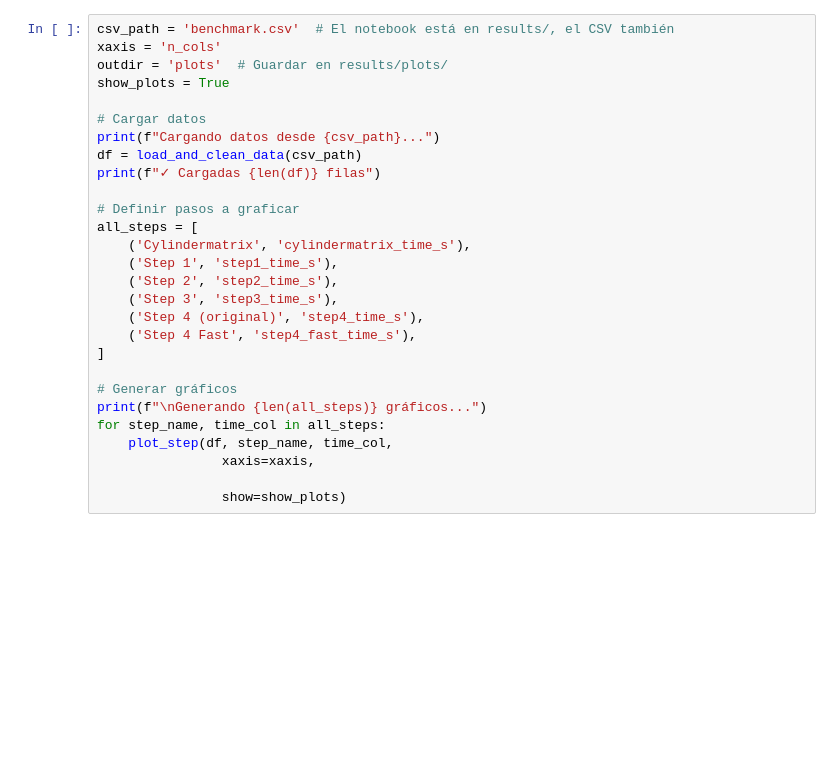
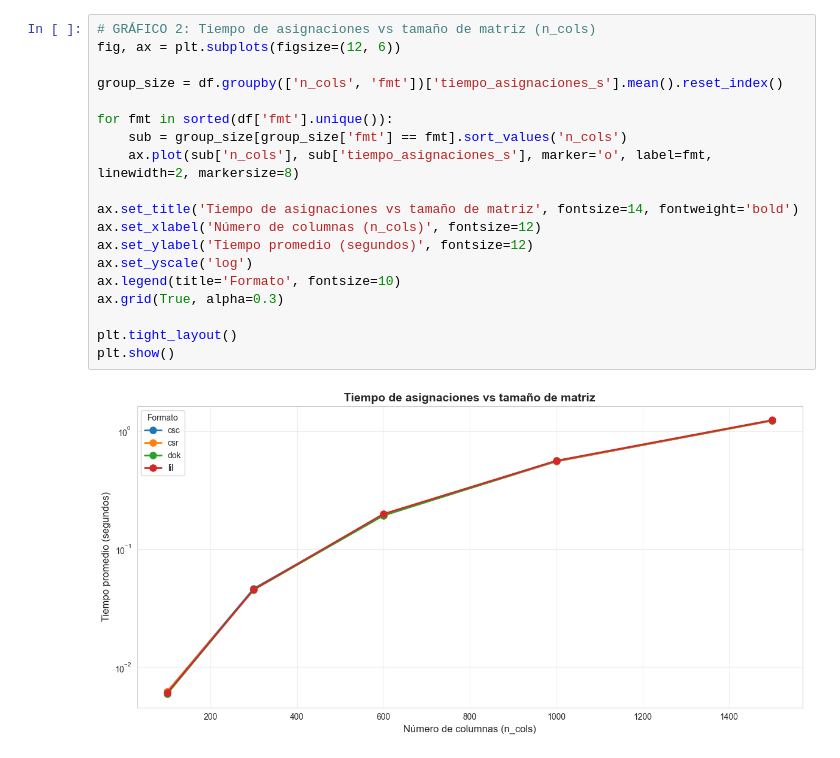
Before and after one commit to ThiagoTiracchia/persistent-cost, a Jupyter notebook: benchmarks/csv_y_vis/visualizer.ipynb, the cells around one changed output. Saved outputs shown, nothing was run; the diff lists cells and outputs as text; blank space fills up the shorter version.

```diff
--- a/benchmarks/csv_y_vis/visualizer.ipynb
+++ b/benchmarks/csv_y_vis/visualizer.ipynb
@@ -84,29 +32,22 @@ def plot_step(df, step_name, time_col, xaxis='n_cols',  show=True):
 # %%
-csv_path = 'benchmark.csv'  # El notebook está en results/, el CSV también
-xaxis = 'n_cols'
-outdir = 'plots'  # Guardar en results/plots/
-show_plots = True
+# GRÁFICO 2: Tiempo de asignaciones vs tamaño de matriz (n_cols)
+fig, ax = plt.subplots(figsize=(12, 6))
 
-# Cargar datos
-print(f"Cargando datos desde {csv_path}...")
-df = load_and_clean_data(csv_path)
-print(f"✓ Cargadas {len(df)} filas")
+group_size = df.groupby(['n_cols', 'fmt'])['tiempo_asignaciones_s'].mean().reset_index()
 
-# Definir pasos a graficar
-all_steps = [
-    ('Cylindermatrix', 'cylindermatrix_time_s'),
-    ('Step 1', 'step1_time_s'),
-    ('Step 2', 'step2_time_s'),
-    ('Step 3', 'step3_time_s'),
-    ('Step 4 (original)', 'step4_time_s'),
-    ('Step 4 Fast', 'step4_fast_time_s'),
-]
+for fmt in sorted(df['fmt'].unique()):
+    sub = group_size[group_size['fmt'] == fmt].sort_values('n_cols')
+    ax.plot(sub['n_cols'], sub['tiempo_asignaciones_s'], marker='o', label=fmt, linewidth=2, markersize=8)
 
-# Generar gráficos
-print(f"\nGenerando {len(all_steps)} gráficos...")
-for step_name, time_col in all_steps:
-    plot_step(df, step_name, time_col,
-                xaxis=xaxis,
+ax.set_title('Tiempo de asignaciones vs tamaño de matriz', fontsize=14, fontweight='bold')
+ax.set_xlabel('Número de columnas (n_cols)', fontsize=12)
+ax.set_ylabel('Tiempo promedio (segundos)', fontsize=12)
+ax.set_yscale('log')
+ax.legend(title='Formato', fontsize=10)
+ax.grid(True, alpha=0.3)
 
-                show=show_plots)
+plt.tight_layout()
+plt.show()
+# %% [output]
+[figure, added]
 # %%
```
Also changed, not shown: parts of 10 cells of this notebook, 4 other files.
